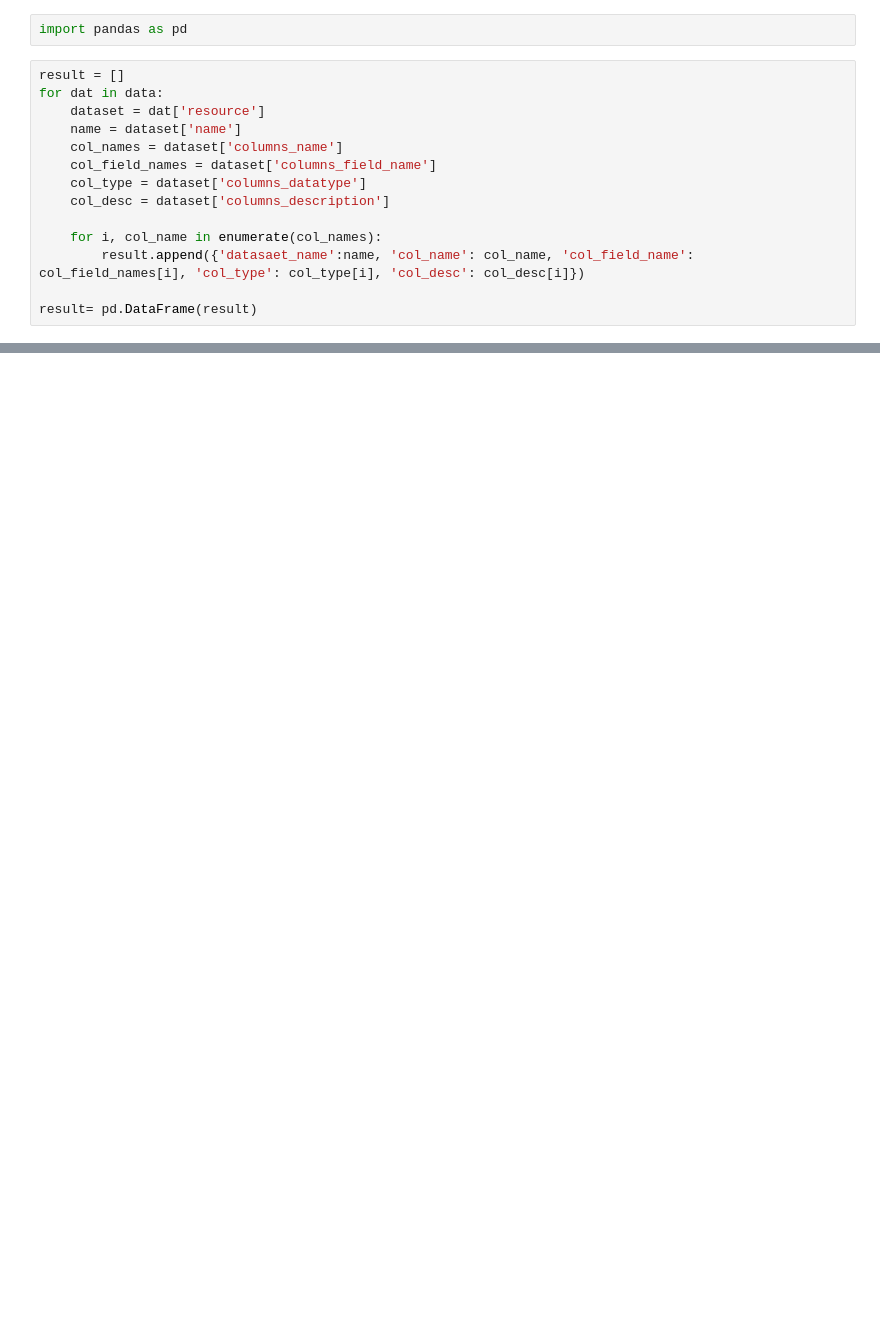
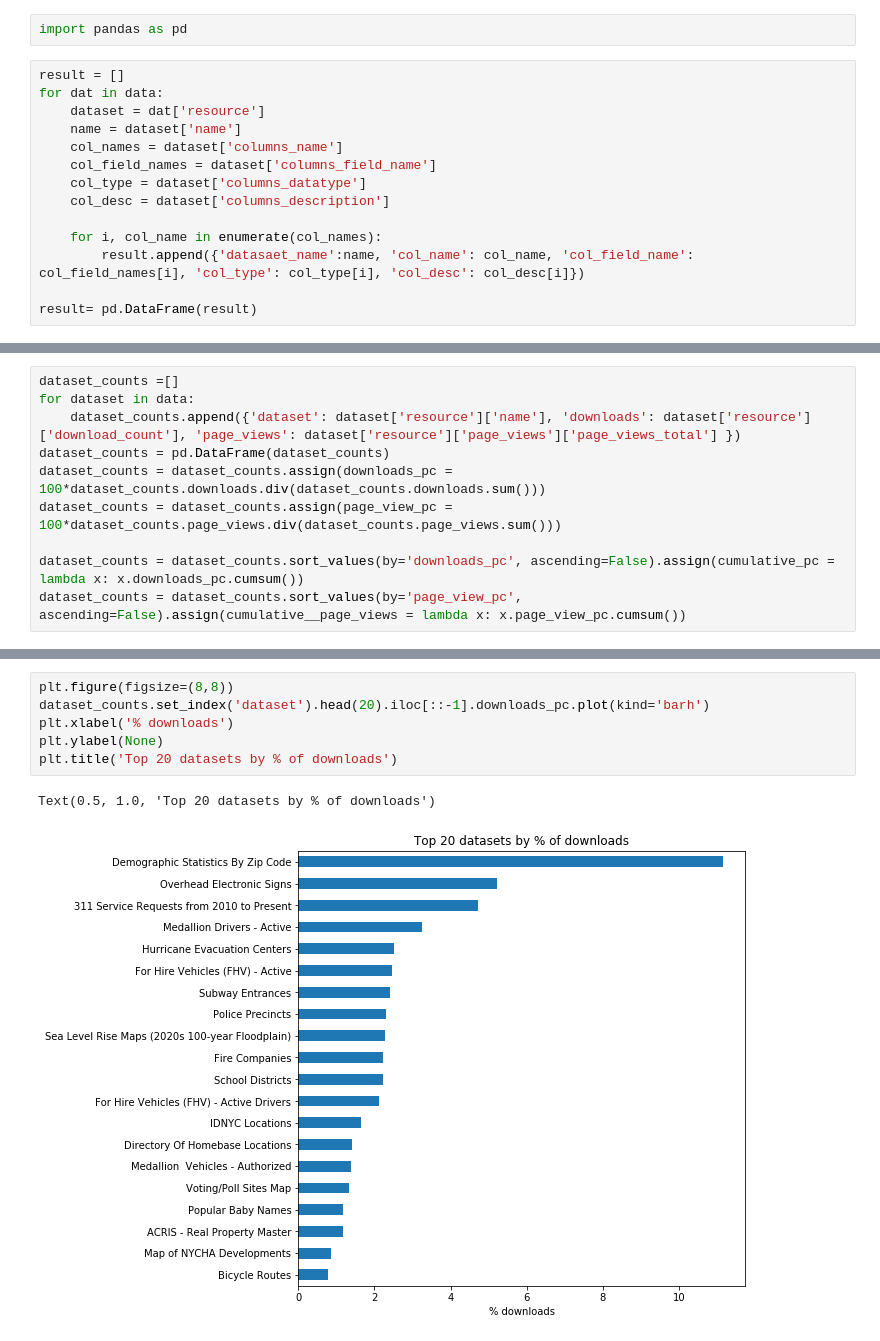
Before and after one commit to tsdataclinic/scout, a Jupyter notebook: QuickStats.ipynb, the cells around one changed output, grey strips where cells are left out. Drawn from its saved outputs; the diff is of its cells as text; blank space fills up the shorter version.

```diff
--- a/QuickStats.ipynb
+++ b/QuickStats.ipynb
@@ -26,0 +32,10 @@ result.col_name.value_counts().sort_values(ascending=True).tail(40).plot(kind='b
+# %%
+dataset_counts =[]
+for dataset in data:
+    dataset_counts.append({'dataset': dataset['resource']['name'], 'downloads': dataset['resource']['download_count'], 'page_views': dataset['resource']['page_views']['page_views_total'] })
+dataset_counts = pd.DataFrame(dataset_counts)
+dataset_counts = dataset_counts.assign(downloads_pc = 100*dataset_counts.downloads.div(dataset_counts.downloads.sum()))
+dataset_counts = dataset_counts.assign(page_view_pc = 100*dataset_counts.page_views.div(dataset_counts.page_views.sum()))
+
+dataset_counts = dataset_counts.sort_values(by='downloads_pc', ascending=False).assign(cumulative_pc = lambda x: x.downloads_pc.cumsum())
+dataset_counts = dataset_counts.sort_values(by='page_view_pc', ascending=False).assign(cumulative__page_views = lambda x: x.page_view_pc.cumsum())
@@ -26,0 +85,9 @@ result.col_name.value_counts().sort_values(ascending=True).tail(40).plot(kind='b
+# %%
+plt.figure(figsize=(8,8))
+dataset_counts.set_index('dataset').head(20).iloc[::-1].downloads_pc.plot(kind='barh')
+plt.xlabel('% downloads')
+plt.ylabel(None)
+plt.title('Top 20 datasets by % of downloads')
+# %% [output]
+Text(0.5, 1.0, 'Top 20 datasets by % of downloads')
+[figure, added]
```
Also changed, not shown: parts of 15 cells of this notebook, 11 other files.
